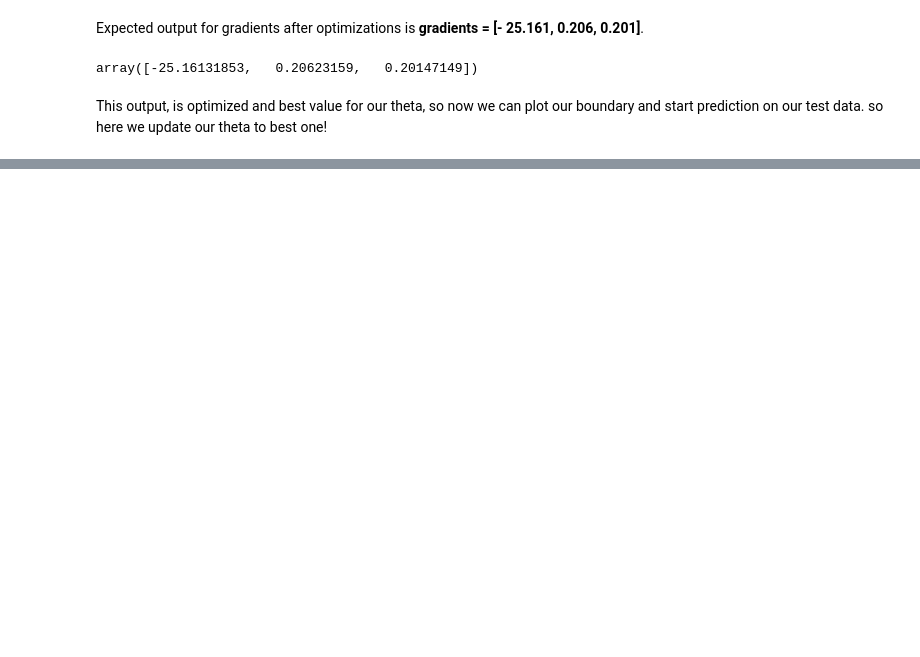
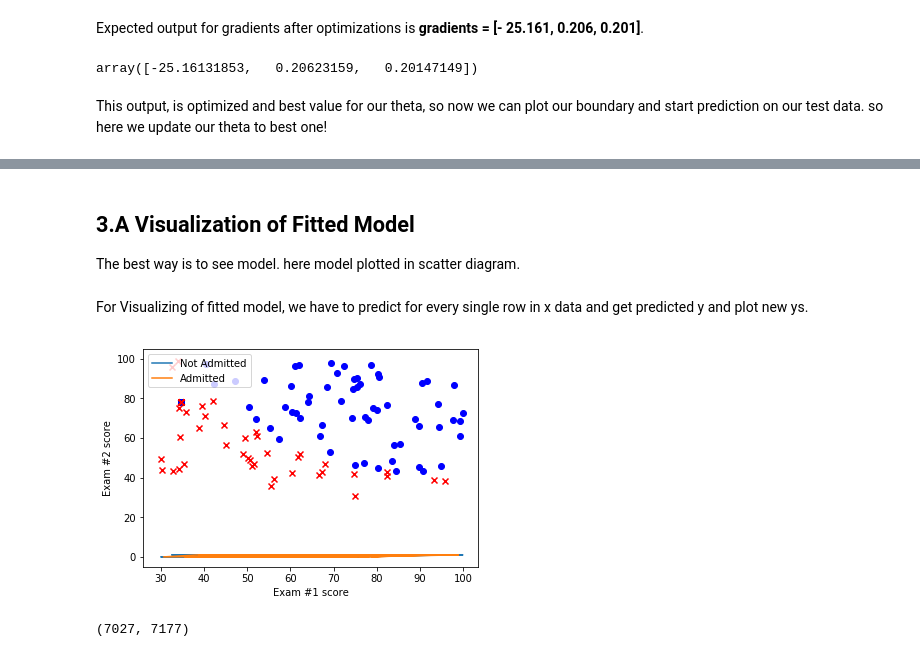
Before and after one commit to Nikronic/Coursera-Machine-Learning, a Jupyter notebook: Week 3 - Logistic Regression/Logistic Regression.ipynb, the cells around one changed output, grey strips where cells are left out. Cells and saved outputs as stored; diff of their text form; code cells hidden in the pictures; blank space fills up the shorter version.

Commit message:
predictor method and visualization on fitted model

```diff
--- a/Week 3 - Logistic Regression/Logistic Regression.ipynb
+++ b/Week 3 - Logistic Regression/Logistic Regression.ipynb
@@ -77,18 +79,3 @@ plt.show()
 [figure]
 # %% [markdown]
 #### 1.B.b 2D Scatter
-# %%
-# Visualising the Training set
-from matplotlib.colors import ListedColormap
-X_set, y_set = x, y
-X1, X2 = np.meshgrid(np.arange(start = X_set[:, 0].min() - 1, stop = X_set[:, 0].max() + 1, step = 0.01),
-                     np.arange(start = X_set[:, 1].min() - 1, stop = X_set[:, 1].max() + 1, step = 0.01))
-plt.xlim(X1.min(), X1.max())
-plt.ylim(X2.min(), X2.max())
-for i, j in enumerate(np.unique(y_set)):
-    plt.scatter(X_set[y_set == j, 0], X_set[y_set == j, 1],
-                c = ListedColormap(('red', 'green'))(i), label = j)
-plt.title('Admission (Training set)')
-plt.xlabel('Exam #1')
-plt.ylabel('Exam #2')
-plt.show()
@@ -220,0 +221,31 @@ so here we update our theta to best one!
+# %% [markdown]
+## 3.A Visualization of Fitted Model
+The best way is to see model. here model plotted in scatter diagram.
+# %% [markdown]
+For Visualizing of fitted model, we have to predict for every single row in x data and get predicted y and plot new ys.
+# %%
+def predictor(x):
+    y_pred = np.zeros(m).reshape(m,)
+    for i in range(0,m):
+        p = sigmoid(lr_hypothesis(x[i],theta))
+        if (p >= 0.5):
+            y_pred[i] = 1
+        else:
+            y_pred[i] = 0
+    return y_pred
+# %%
+pos = np.where(y == 1)
+neg = np.where(y == 0)
+plt.scatter(x[pos, 1], x[pos, 2], marker='o', c='b')
+plt.scatter(x[neg, 1], x[neg, 2], marker='x', c='r')
+plt.plot(x[:,[1,2]],predictor(x))
+plt.xlabel('Exam #1 score')
+plt.ylabel('Exam #2 score')
+plt.legend(['Not Admitted', 'Admitted'])
+plt.show()
+# %% [output]
+[figure, added]
+# %%
+X1.shape
+# %% [output]
+(7027, 7177)
```
Also changed, not shown: parts of 6 cells of this notebook.
